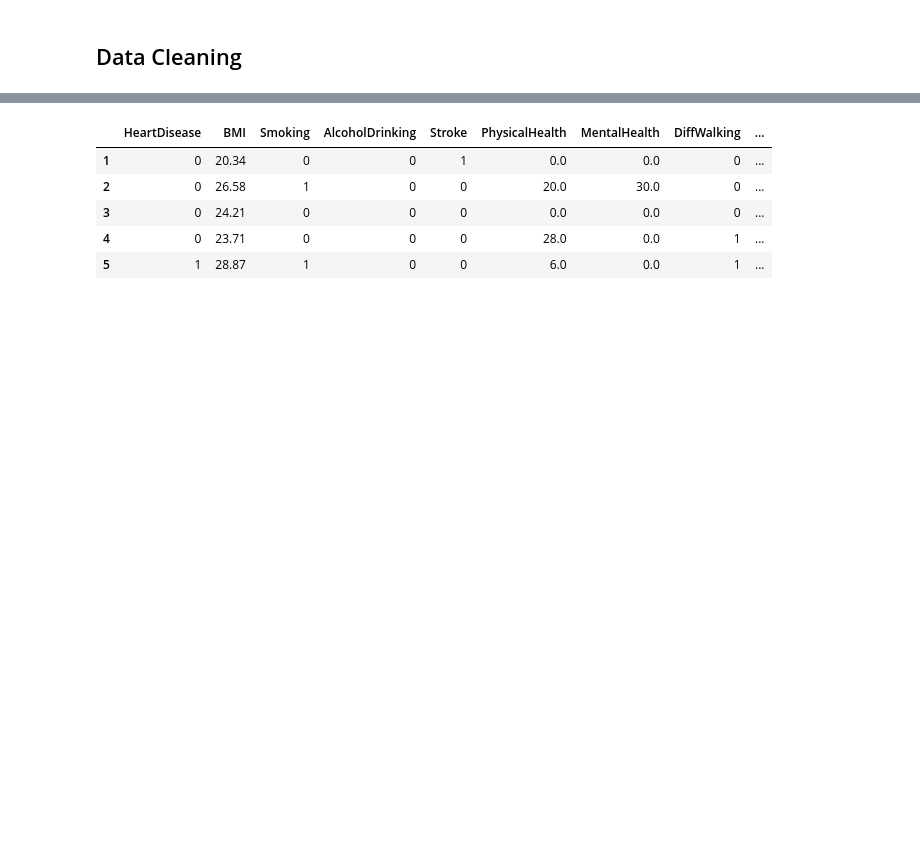
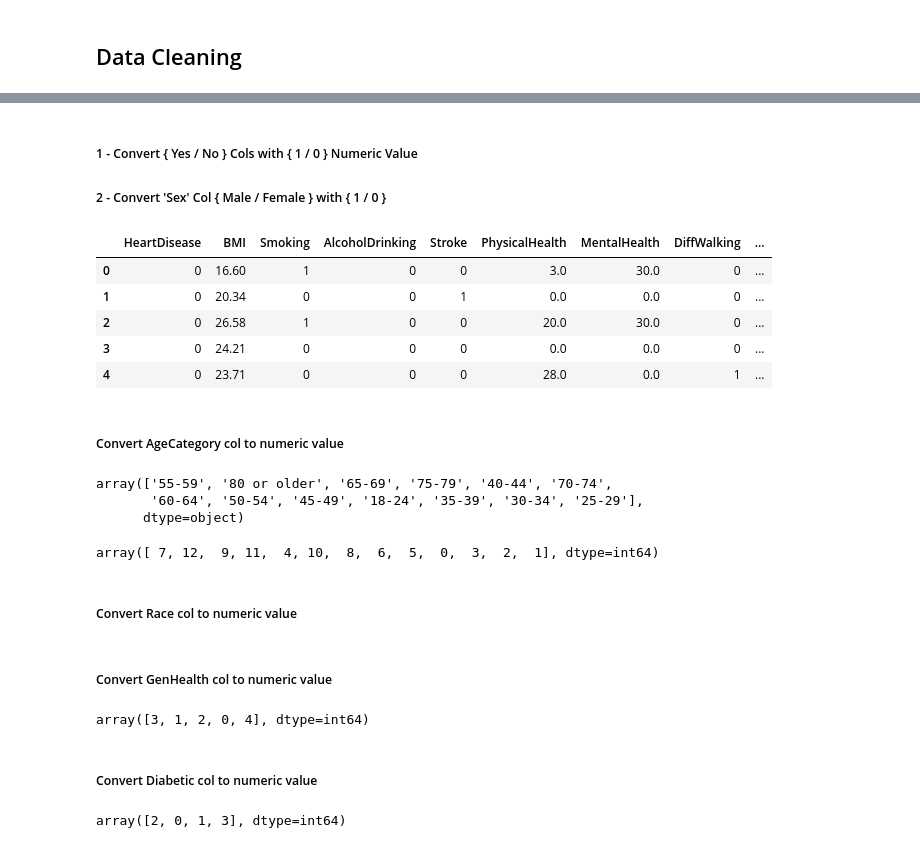
Before and after one commit to nour-aldin/Heart-Disease-Detection, a Jupyter notebook: code/Data Cleaning.ipynb, the cells around one changed output, grey strips where cells are left out. Drawn from its saved outputs; the diff is of its cells as text; code cells hidden in the pictures; blank space fills up the shorter version.

```diff
--- a/code/Data Cleaning.ipynb
+++ b/code/Data Cleaning.ipynb
@@ -38,16 +42,49 @@ Asthma                 2
 KidneyDisease          2
 SkinCancer             2
 dtype: int64
+# %% [markdown]
+##### 1 - Convert { Yes / No } Cols with { 1 / 0 } Numeric Value
+##### 2 - Convert 'Sex' Col { Male / Female } with { 1 / 0 }
 # %%
 df = df[df['HeartDisease'] != 'w r']
-arr = ['HeartDisease','Diabetic','Smoking', 'AlcoholDrinking', 'Stroke', 'DiffWalking', 'KidneyDisease', 'SkinCancer', 'Asthma', 'PhysicalActivity']
+arr = ['HeartDisease','Smoking', 'AlcoholDrinking', 'Stroke', 'DiffWalking', 'KidneyDisease', 'SkinCancer', 'Asthma', 'PhysicalActivity']
 for i in arr:
     df[i] = df[i].map({'Yes': 1, 'No': 0})
+df['Sex'] = df['Sex'].map({'Male': 1, 'Female': 0})
 df.head()
 # %% [output]
 |  | HeartDisease | BMI | Smoking | AlcoholDrinking | Stroke | PhysicalHealth | MentalHealth | DiffWalking | ... |
+| 0 | 0 | 16.60 | 1 | 0 | 0 | 3.0 | 30.0 | 0 | ... |
 | 1 | 0 | 20.34 | 0 | 0 | 1 | 0.0 | 0.0 | 0 | ... |
 | 2 | 0 | 26.58 | 1 | 0 | 0 | 20.0 | 30.0 | 0 | ... |
 | 3 | 0 | 24.21 | 0 | 0 | 0 | 0.0 | 0.0 | 0 | ... |
 | 4 | 0 | 23.71 | 0 | 0 | 0 | 28.0 | 0.0 | 1 | ... |
-| 5 | 1 | 28.87 | 1 | 0 | 0 | 6.0 | 0.0 | 1 | ... |
+# %% [markdown]
+##### Convert AgeCategory col to numeric value
+# %%
+df['AgeCategory'].unique()
+# %% [output]
+array(['55-59', '80 or older', '65-69', '75-79', '40-44', '70-74',
+       '60-64', '50-54', '45-49', '18-24', '35-39', '30-34', '25-29'],
+      dtype=object)
+# %%
+df['AgeCategory'] = df['AgeCategory'].map({
+    '18-24': 0,
+    '25-29': 1,
+    '30-34': 2,
+    '35-39': 3,
+    '40-44': 4,
+    '45-49': 5,
+    '50-54': 6,
+    '55-59': 7,
+    '60-64': 8,
+    '65-69': 9,
+    '70-74': 10,
+    '75-79': 11,
+    '80 or older': 12
+})
+df["AgeCategory"].unique()
+# %% [output]
+array([ 7, 12,  9, 11,  4, 10,  8,  6,  5,  0,  3,  2,  1], dtype=int64)
+# %% [markdown]
+##### Convert Race col to numeric value
@@ -53,0 +100,14 @@ df.head()
+# %% [markdown]
+##### Convert GenHealth col to numeric value
+# %%
+df["GenHealth"] = df["GenHealth"].map({ 'Excellent': 4, 'Very good': 3, 'Good': 2, 'Fair': 1, 'Poor': 0 })
+df["GenHealth"].unique()
+# %% [output]
+array([3, 1, 2, 0, 4], dtype=int64)
+# %% [markdown]
+##### Convert Diabetic col to numeric value
+# %%
+df["Diabetic"] = df["Diabetic"].map({'Yes': 2, 'No': 0, 'No, borderline diabetes': 1, 'Yes (during pregnancy)': 3})
+df["Diabetic"].unique()
+# %% [output]
+array([2, 0, 1, 3], dtype=int64)
```
Also changed, not shown: parts of 8 cells of this notebook.
